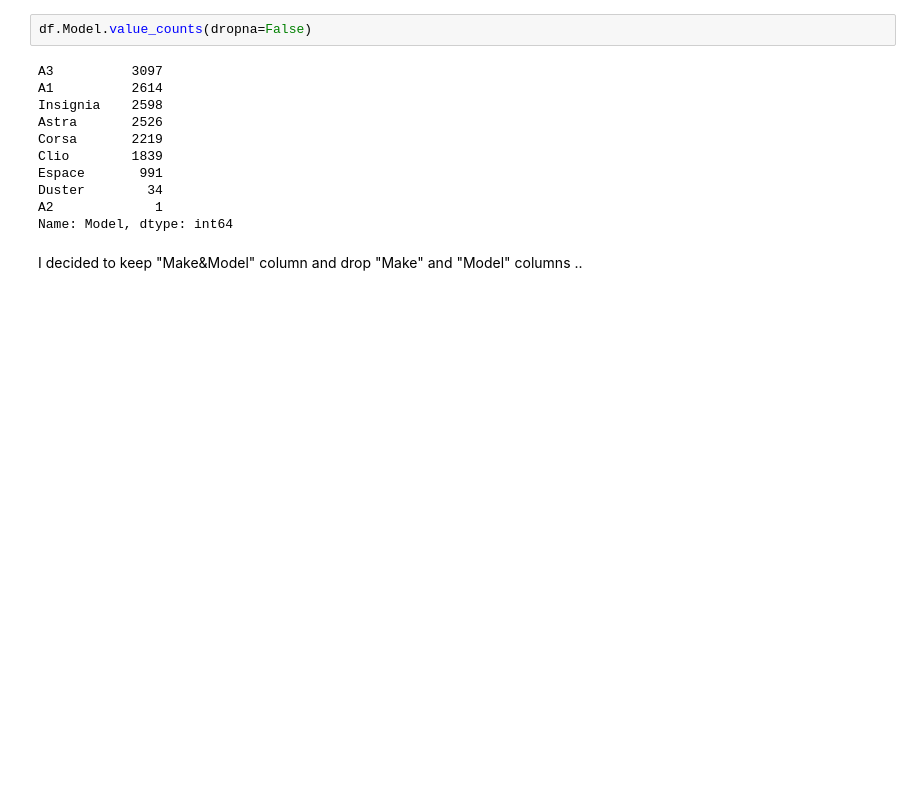
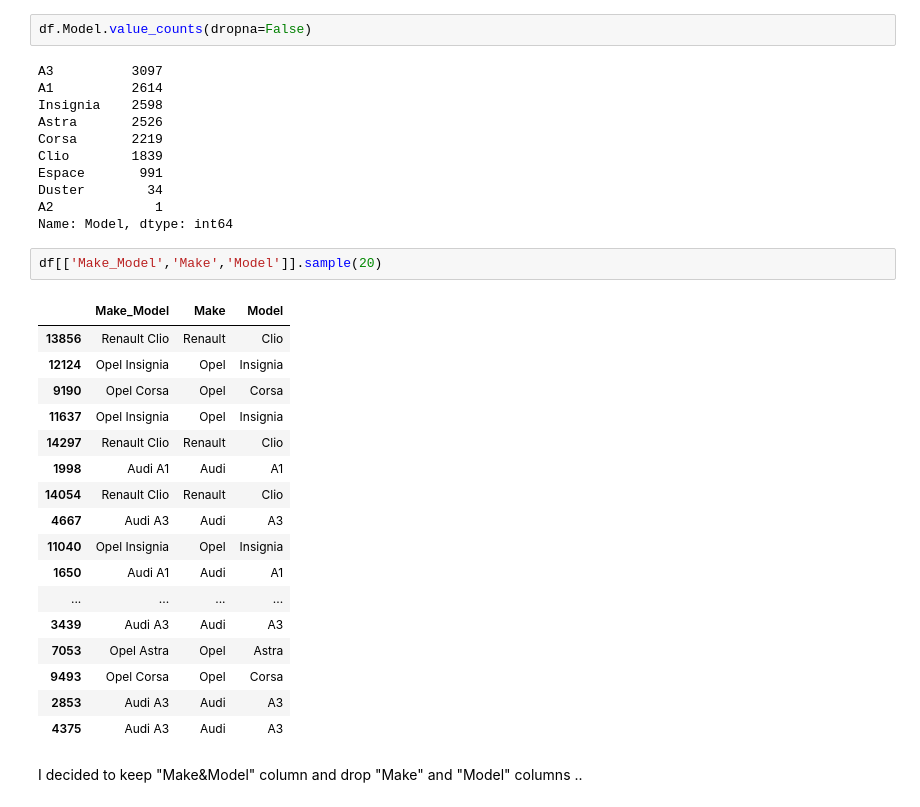
Before and after one commit to MK2709/DS11-assigments, a Jupyter notebook: DAwPy_Capstone_Project_(AutoScout)_Part1(DataCleaning)_D1461_Metin.ipynb, the cells around one changed output. Cells and saved outputs as stored; diff of their text form; blank space fills up the shorter version.

```diff
--- a/DAwPy_Capstone_Project_(AutoScout)_Part1(DataCleaning)_D1461_Metin.ipynb
+++ b/DAwPy_Capstone_Project_(AutoScout)_Part1(DataCleaning)_D1461_Metin.ipynb
@@ -612,6 +644,26 @@ Espace       991
 Duster        34
 A2             1
 Name: Model, dtype: int64
+# %%
+df[['Make_Model','Make','Model']].sample(20)
+# %% [output]
+|  | Make_Model | Make | Model |
+| 13856 | Renault Clio | Renault | Clio |
+| 12124 | Opel Insignia | Opel | Insignia |
+| 9190 | Opel Corsa | Opel | Corsa |
+| 11637 | Opel Insignia | Opel | Insignia |
+| 14297 | Renault Clio | Renault | Clio |
+| 1998 | Audi A1 | Audi | A1 |
+| 14054 | Renault Clio | Renault | Clio |
+| 4667 | Audi A3 | Audi | A3 |
+| 11040 | Opel Insignia | Opel | Insignia |
+| 1650 | Audi A1 | Audi | A1 |
+| ... | ... | ... | ... |
+| 3439 | Audi A3 | Audi | A3 |
+| 7053 | Opel Astra | Opel | Astra |
+| 9493 | Opel Corsa | Opel | Corsa |
+| 2853 | Audi A3 | Audi | A3 |
+| 4375 | Audi A3 | Audi | A3 |
 # %% [markdown]
 I decided to keep "Make&Model" column and drop "Make" and "Model" columns ..
 # %%
```
Also changed, not shown: parts of 126 cells of this notebook.
